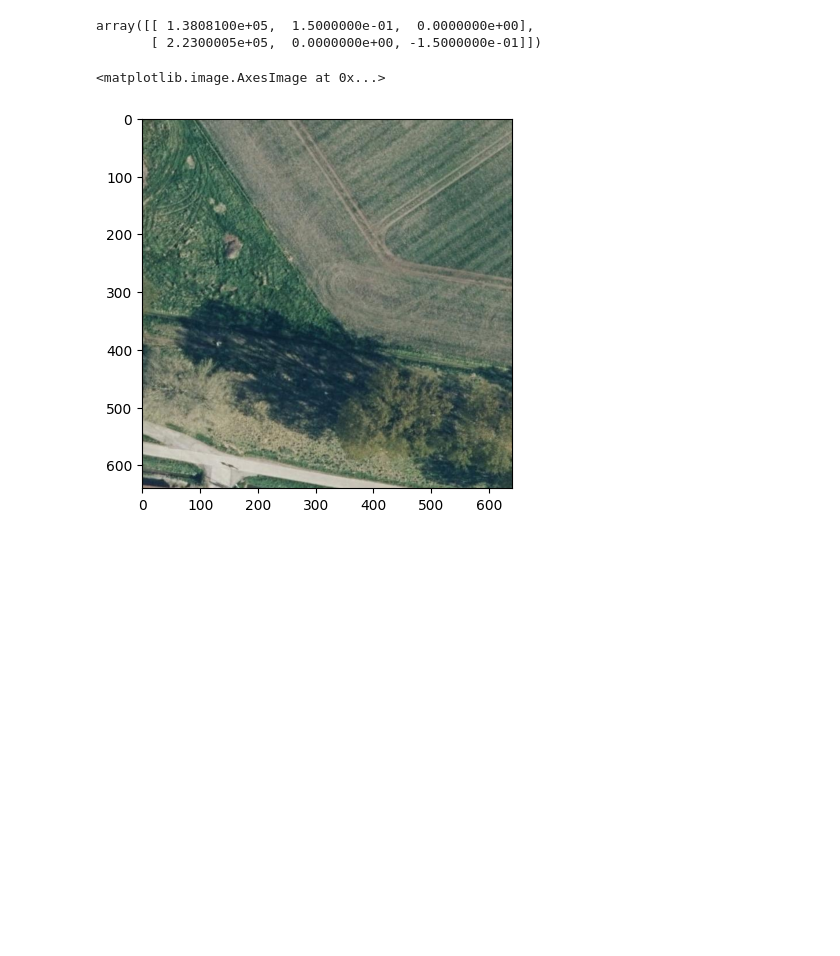
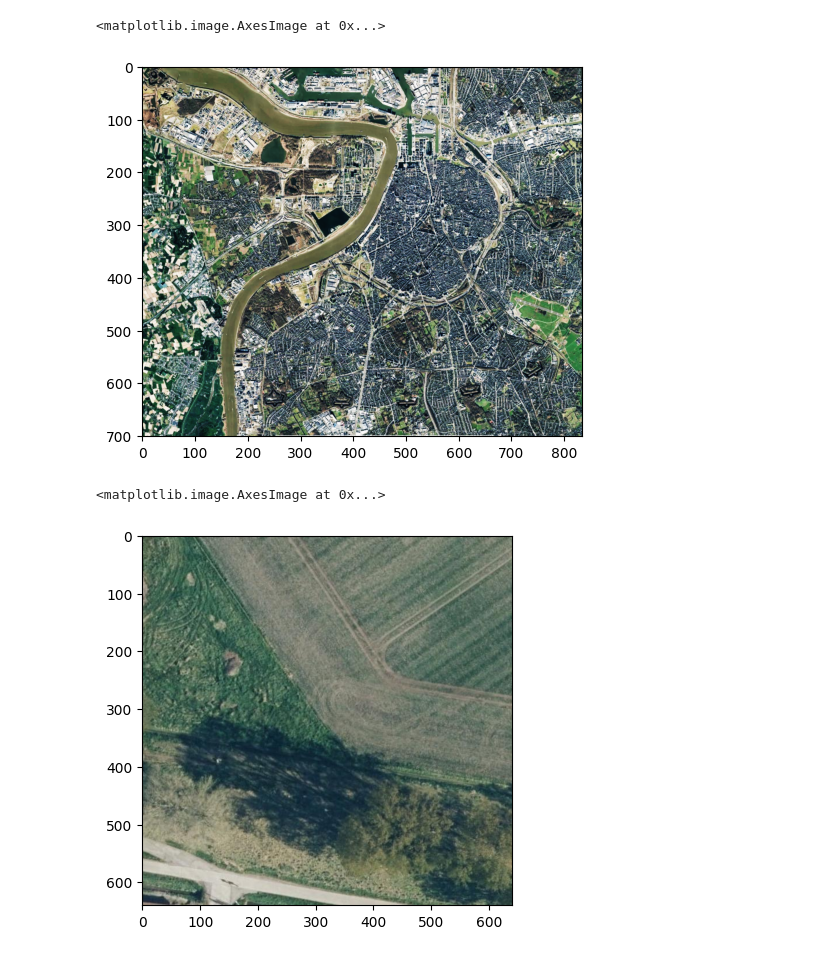
Before and after one commit to warrieka/Ortho_Colorization, a Jupyter notebook: work.ipynb, the cells around one changed output. Drawn from its saved outputs; the diff is of its cells as text; code cells hidden in the pictures; blank space fills up the shorter version.

Commit message:
iproved gdal  colorizer

```diff
--- a/work.ipynb
+++ b/work.ipynb
@@ -11,14 +11,18 @@ from skimage import color, filters, exposure
 import torch
 # %%
-DS_rgb= r"W:\2023_tiles\K076z\OMWRGBMRVL_K076z_01_02.jpg"
+DS_rgb= r"W:\2023_tiles\K155z\OMWRGBMRVL_K155z_55_34.jpg"
 DS_grey= r"V:\project\cyclegan\tiles_1950_gray\tiles_1950_gray.1.png"
 DS_big = r"W:\2023\OMWRGBMRVL_K156z.jp2"
+HIST_PIC = r"V:\project\learn\Ortho_Colorization\pic\2023ref.png"
 
 DS_DIR = Path(r'W:\1979').glob('*.jp2')
-# %%
-ds = gdal.Open(DS_rgb)
-trf= np.array(ds.GetGeoTransform())
-trf.reshape(2,-1)
-# %% [output]
-array([[ 1.3808100e+05,  1.5000000e-01,  0.0000000e+00],
-       [ 2.2300005e+05,  0.0000000e+00, -1.5000000e-01]])
+# %%
+ds = gdal.Open(DS_rgb)
+img = ds.ReadAsArray(xoff=0, yoff=0)
+img_h =  gdal.Open(HIST_PIC).ReadAsArray()[:3]
+plt.imshow(
+exposure.adjust_sigmoid( img_h.transpose((1, 2, 0)), )
+)
+# %% [output]
+<matplotlib.image.AxesImage at 0x...>
+[figure, added]
```
Also changed, not shown: parts of 5 cells of this notebook, 5 other files.
